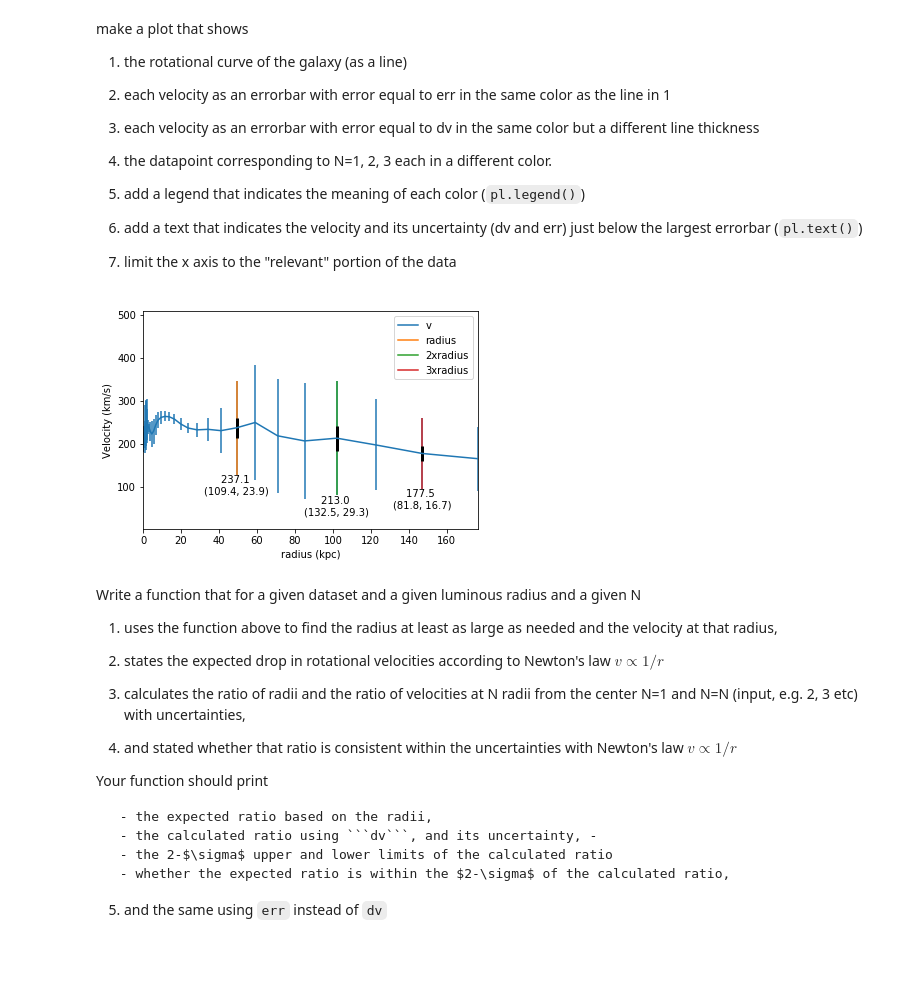
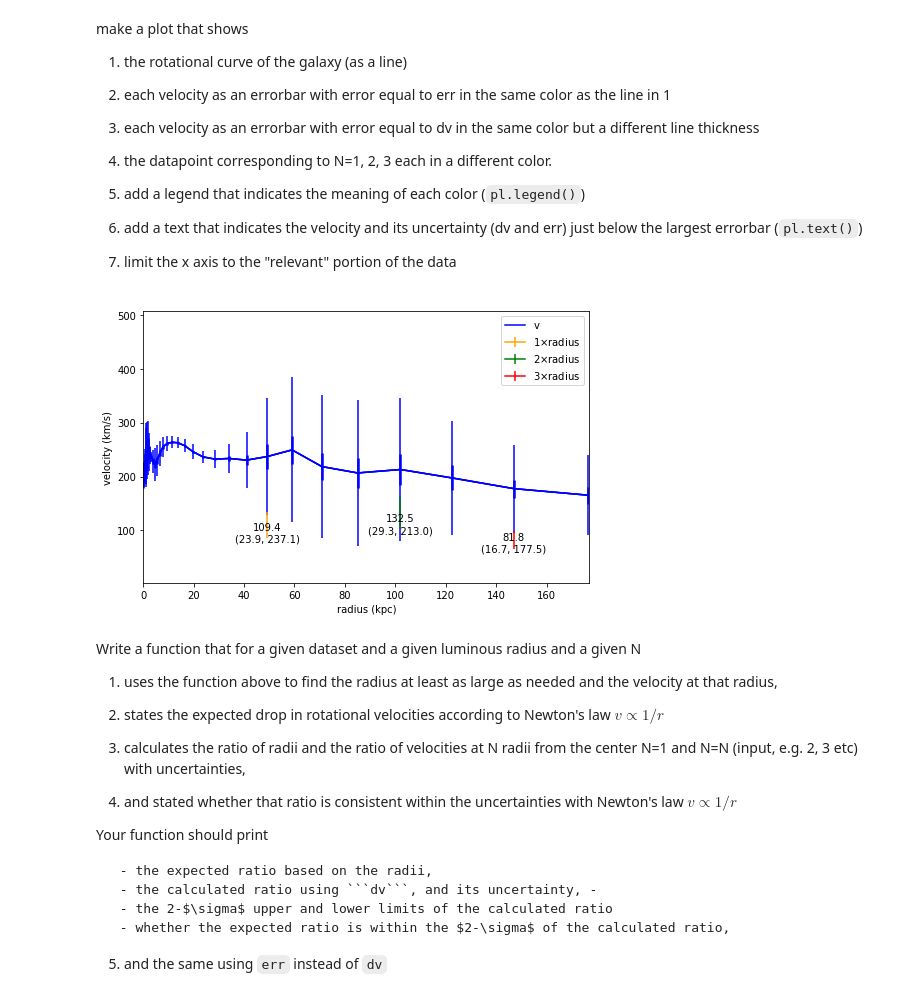
Before and after one commit to narayan-paudel/DSPS_EPAUDEL, a Jupyter notebook: HW4_ePaudel/GalrotCurve.ipynb, the cells around one changed output. Saved outputs shown, nothing was run; the diff lists cells and outputs as text; code cells hidden in the pictures; blank space fills up the shorter version.

```diff
--- a/HW4_ePaudel/GalrotCurve.ipynb
+++ b/HW4_ePaudel/GalrotCurve.ipynb
@@ -78,3 +85,6 @@ Note that the data contains 2 types of uncertainties: one significantly smaller
+# %%
+# to import the csv as dataframe
+m31=pd.read_csv("https://raw.githubusercontent.com/narayan-paudel/DSPS_EPAUDEL/master/HW4_ePaudel/m31.csv",comment='#',delim_whitespace=False,names=["r","v","dv","err"])
 # %%
 
 m31.head()
@@ -122,0 +127,6 @@ Size of the visible component of Andromeda...:
+# %%
+print ("The distance of Andromeda : {:3.0f} \u00B1 {:3.0f} kpc".format(distanceM31, distanceM31_uncert))
+#calculate the size of visible component
+m31_size = distanceM31*(m31angS.to(u.rad)).value
+m31_size_uncert = distanceM31_uncert*(m31angS.to(u.rad)).value
+print("Size of the visible component of Andromeda : {:3.1f} \u00B1 {:3.1f} kpc".format(m31_size, m31_size_uncert) )
@@ -145,6 +158,11 @@ write a function that
     - the size of the luminous component of the galaxy
 
 2. Returns the value of the radius and its uncertainty and the velocity and its uncertainty
-# %%
-def getradii(gal, gsize, n):
-  ...
+# %%
+def getradii(gal, gsize, n):
+
+    values_gal = gal[gal.r > n * gsize].iloc[0]
+    ## Dataframe.iloc[] method is used when the index label of a data frame is something other than numeric
+    ## series of 0, 1, 2, 3….n or in case the user doesn’t know the index label. Rows can be extracted using
+    ##an imaginary index position which isn’t visible in the data frame
+    return values_gal.r, values_gal.err,  values_gal.v, values_gal.dv
@@ -171,8 +194,38 @@ make a plot that shows
 def plotGal(gal, rds):
     ...
 plotGal(m31, m31Rds)
-# %% [output]
-[figure, removed]
+# %%
+def plotGal(gal, rds):
+    pl.figure(figsize=(8, 5))
+    pl.plot(gal.r, gal.v, label='v', color='b', linewidth=1.5)
+    pl.errorbar(gal.r, gal.v, gal.dv, color='b', label=None, elinewidth=1.5)
+    pl.errorbar(gal.r, gal.v, gal.err, color='b', label=None, elinewidth=2.5)
+
+    # values_gal.r, values_gal.err,  values_gal.v, values_gal.dv
+
+    r_1, derr_1, v_1, dv_1 = getradii(gal, rds, 1)
+    pl.errorbar(r_1, v_1, dv_1, label='%i$\\times$radius'%1, color='orange', elinewidth=1.5)
+    pl.text(s='%.1f\n(%.1f, %.1f)'%(v_1, dv_1, derr_1), x=r_1, y=(v_1-1.3*dv_1), horizontalalignment='center')
+
+
+
+    r_2, derr_2, v_2, dv_2 = getradii(gal, rds, 2)
+    pl.errorbar(r_2, v_2, dv_2, label='%i$\\times$radius'%2, color='g', elinewidth=1.5)
+    pl.text(s='%.1f\n(%.1f, %.1f)'%(v_2, dv_2, derr_2), x=r_2, y=(v_2-1.3*dv_2), horizontalalignment='center')
+
+    r_3, derr_3, v_3, dv_3 = getradii(gal, rds, 3)
+    pl.errorbar(r_3, v_3, dv_3, label='%i$\\times$radius'%3, color='r', elinewidth=1.5)
+    pl.text(s='%.1f\n(%.1f, %.1f)'%(v_3, dv_3, derr_3), x=r_3, y=(v_3-1.3*dv_3), horizontalalignment='center')
+
+
+    pl.xlim([0, 177])
+    pl.xlabel('radius (kpc)')
+    pl.ylabel('velocity (km/s)')
+    pl.legend()
+
+plotGal(m31, rds=m31_size)
+# %% [output]
+[figure, added]
 # %% [markdown]
 Write a function that for a given dataset and a given luminous radius and a given N
 
```
Also changed, not shown: parts of 24 cells of this notebook, 1 other file.
